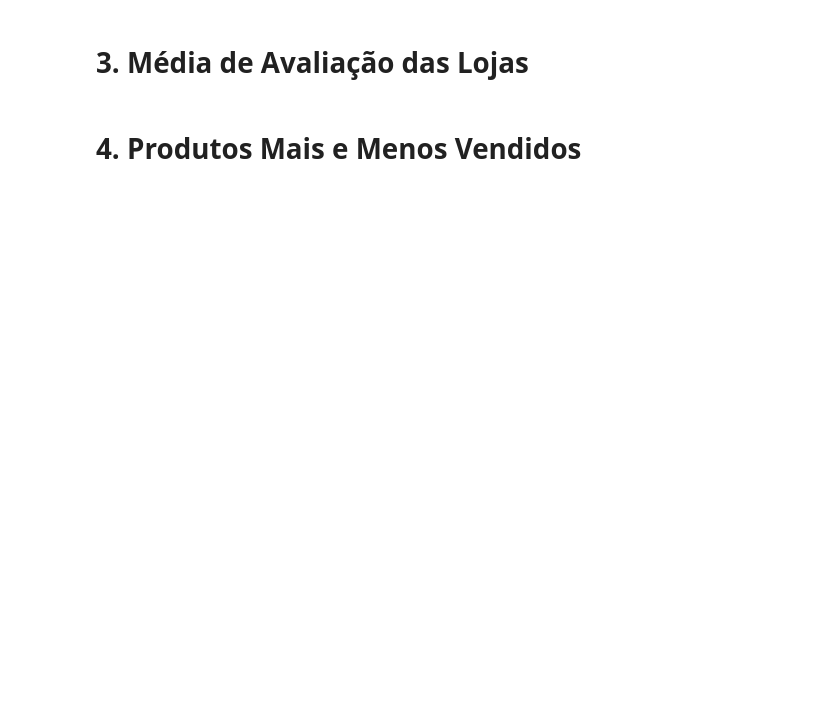
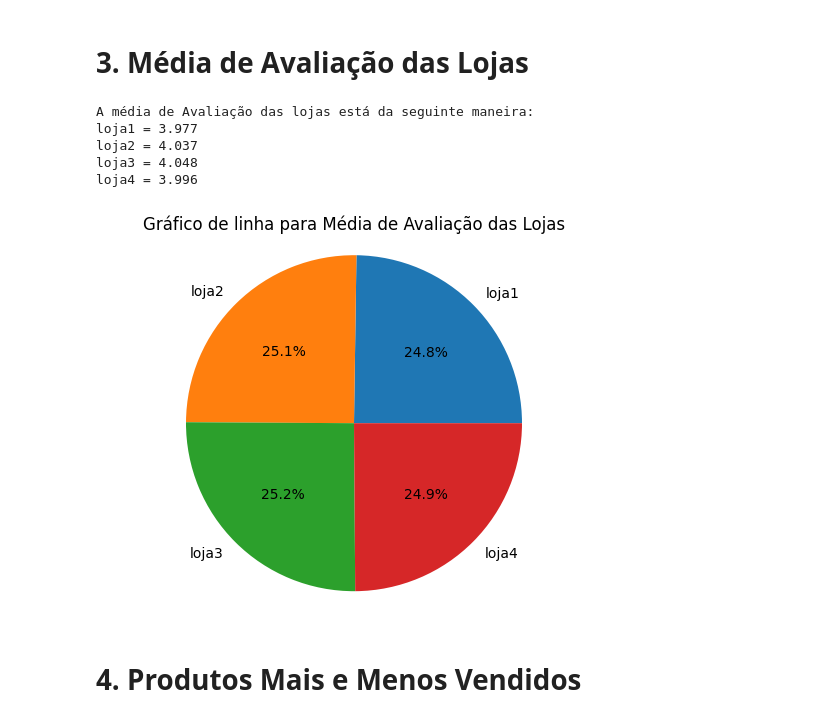
Before and after one commit to Enoque12/challenge1-data-science, a Jupyter notebook: AluraStoreBr.ipynb, the cells around one changed output. Cells and saved outputs as stored; diff of their text form; code cells hidden in the pictures; blank space fills up the shorter version.

```diff
--- a/AluraStoreBr.ipynb
+++ b/AluraStoreBr.ipynb
@@ -65,4 +134,32 @@ def ler_csv(url):
 # %% [markdown]
 # 3. Média de Avaliação das Lojas
+# %%
+import matplotlib.pyplot as plt
+
+dicionario_Media_avaliacao = {}
+
+for loja, url in zip(lojas, urls):
+  soma = 0
+  lista = ler_csv(url)
+  for i in range(len(lista)):
+      soma += float(lista[i]["Avaliação da compra"])
+  media = round(soma / len(lista), 3)
+  dicionario_Media_avaliacao[loja] = media
+
+print("A média de Avaliação das lojas está da seguinte maneira: ")
+for loja, media in dicionario_Media_avaliacao.items():
+  print(f"{loja} = {media}")
+
+plt.pie(dicionario_Media_avaliacao.values(), labels = dicionario_Media_avaliacao.keys(), autopct='%1.1f%%')
+plt.title("Gráfico de linha para Média de Avaliação das Lojas")
+plt.axis('equal')
+plt.show()
+# %% [output]
+A média de Avaliação das lojas está da seguinte maneira:
+loja1 = 3.977
+loja2 = 4.037
+loja3 = 4.048
+loja4 = 3.996
+[figure, added]
 # %% [markdown]
 # 4. Produtos Mais e Menos Vendidos
```
Also changed, not shown: parts of 5 cells of this notebook.
